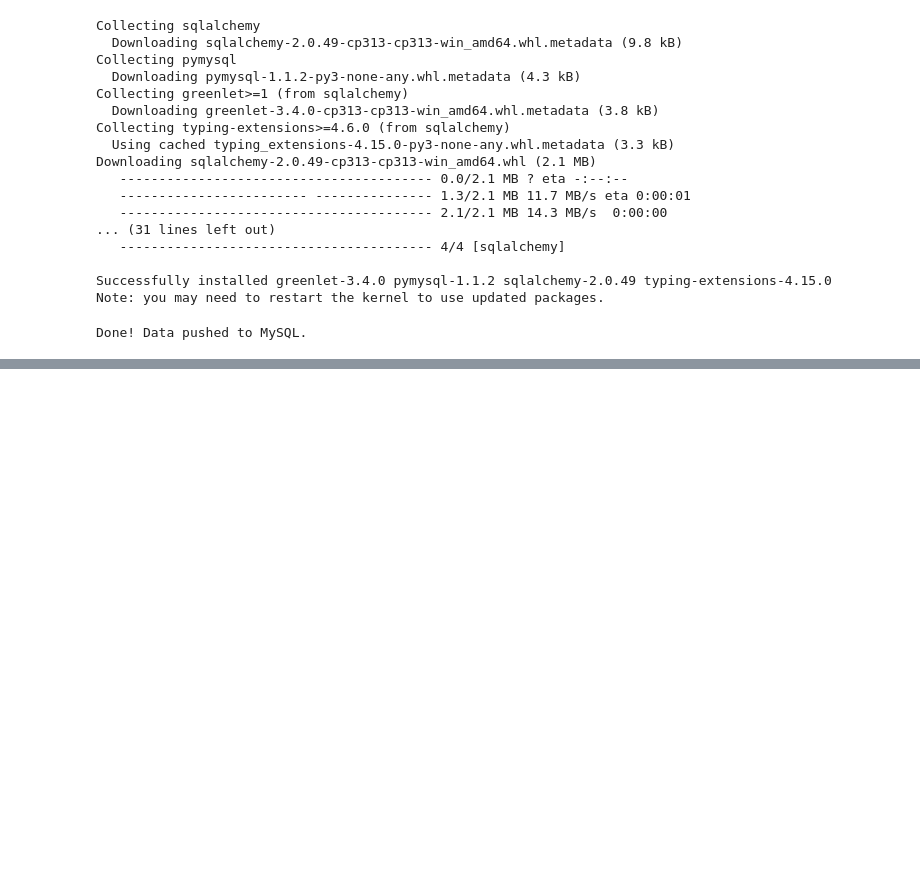
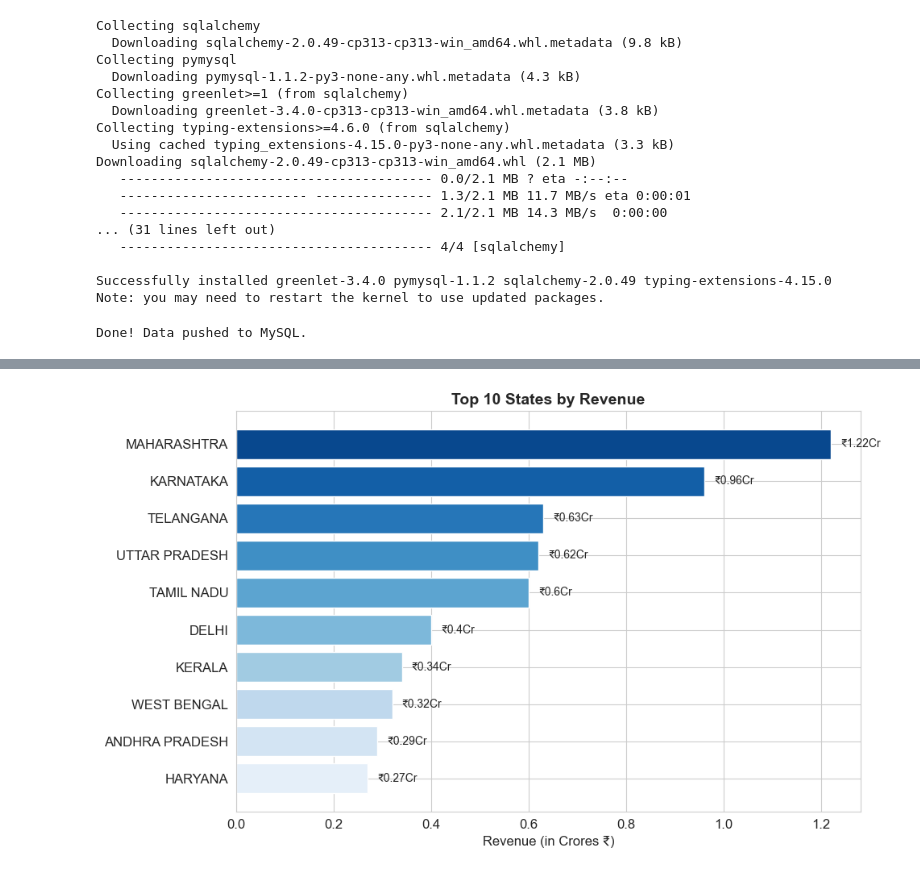
Before and after one commit to AbhishekSohal/Ecommerce_Dashboard, a Jupyter notebook: amazon_analysis.ipynb, the cells around one changed output, grey strips where cells are left out. Saved outputs shown, nothing was run; the diff lists cells and outputs as text; code cells hidden in the pictures; blank space fills up the shorter version.

```diff
--- a/amazon_analysis.ipynb
+++ b/amazon_analysis.ipynb
@@ -48,0 +225,19 @@ Done! Data pushed to MySQL.
+# %%
+#Top 10 states by revenue
+state_revenue = df_clean.groupby('ship_state')['amount'].sum().sort_values(ascending=False).head(10).reset_index()
+state_revenue['amount_cr'] = (state_revenue['amount'] / 10000000).round(2)
+
+plt.figure(figsize=(10, 6))
+bars = plt.barh(state_revenue['ship_state'], state_revenue['amount_cr'], color=sns.color_palette('Blues_r', len(state_revenue)))
+plt.xlabel('Revenue (in Crores ₹)')
+plt.title('Top 10 States by Revenue', fontsize=14, fontweight='bold')
+plt.gca().invert_yaxis()
+
+for bar, val in zip(bars, state_revenue['amount_cr']):
+    plt.text(bar.get_width() + 0.02, bar.get_y() + bar.get_height()/2,
+             f'₹{val}Cr', va='center', fontsize=10)
+plt.tight_layout()
+plt.savefig('state_revenue.png', dpi=150, bbox_inches='tight')
+plt.show()
+# %% [output]
+[figure, added]
```
Also changed, not shown: parts of 15 cells of this notebook, 2 other files.
